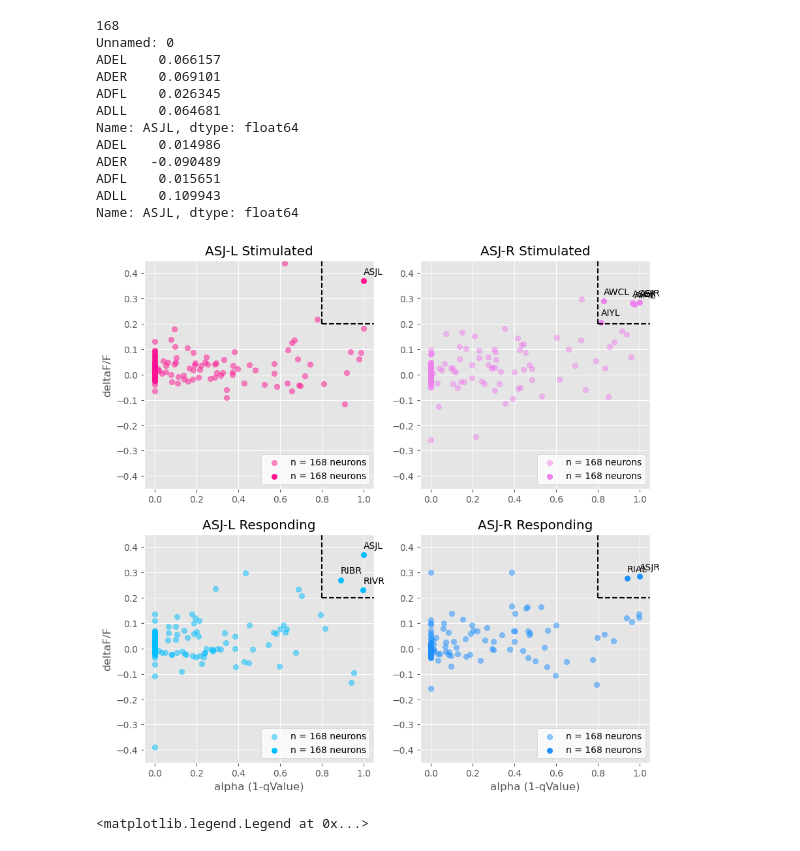
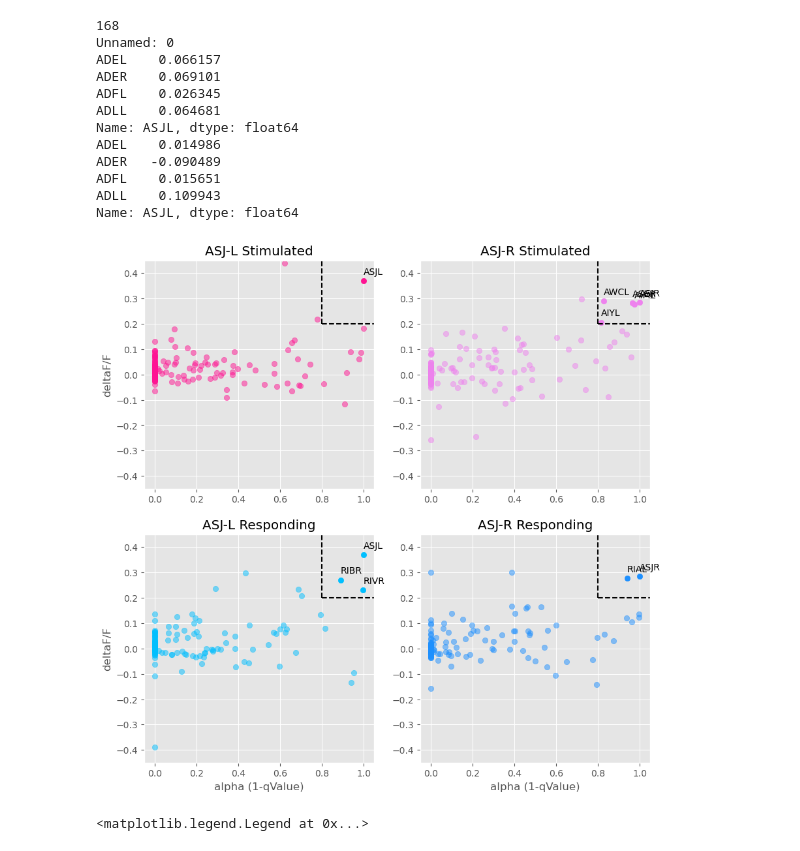
Before and after one commit to lanceman999/Gordus_scripts, a Jupyter notebook: ASJ_neuron/RandiEtAl_ASJ_stimulated.ipynb, the cells around one changed output. Cells and saved outputs as stored; diff of their text form; code cells hidden in the pictures.

```diff
--- a/ASJ_neuron/RandiEtAl_ASJ_stimulated.ipynb
+++ b/ASJ_neuron/RandiEtAl_ASJ_stimulated.ipynb
@@ -122,37 +122,36 @@ plt.style.use("ggplot")
 def label_points(x, y, ax):
     labeled = (x > 0.8) & (y > 0.2)
     for i, txt in enumerate(x[labeled].index):
         ax.annotate(txt, (x[labeled][i], y[labeled][i] + 0.025))
     return labeled
 
 fig, axs = plt.subplots(2, 2, figsize=(10, 10))
 ax1, ax2, ax3, ax4 = axs.flatten()
 
 for ax, alpha, deltaF, color, title in zip(
     [ax1, ax2, ax3, ax4],
     [rawdata_alpha_ASJL_stimulated, rawdata_alpha_ASJR_stimulated, rawdata_alpha_ASJL_responding, rawdata_alpha_ASJR_responding],
     [rawdata_deltaF_ASJL_stimulated, rawdata_deltaF_ASJR_stimulated, rawdata_deltaF_ASJL_responding, rawdata_deltaF_ASJR_responding],
     ['deeppink', 'violet', 'deepskyblue', 'dodgerblue'],
     ['ASJ-L Stimulated', 'ASJ-R Stimulated', 'ASJ-L Responding', 'ASJ-R Responding']
 ):
     labeled = label_points(alpha, deltaF, ax)
-    ax.scatter(alpha[~labeled], deltaF[~labeled], color=color, alpha=0.5, label='n = 168 neurons')
-    ax.scatter(alpha[labeled], deltaF[labeled], color=color, label='n = 168 neurons')
+    ax.scatter(alpha[~labeled], deltaF[~labeled], color=color, alpha=0.5)
+    ax.scatter(alpha[labeled], deltaF[labeled], color=color)
     ax.set_title(title)
     ax.set_ylim(-0.45, 0.45)
     ax.set_xlim(-0.05, 1.05)
     ax.vlines(0.8, 0.2, 0.45, color='black', linestyle='dashed')
     ax.hlines(0.2, 0.8, 1.05, color='black', linestyle='dashed')
-    ax.legend(loc='lower right', facecolor='white')
 
 ax3.set_xlabel('alpha (1-qValue)')
 ax4.set_xlabel('alpha (1-qValue)')
 ax1.set_ylabel('deltaF/F')
 ax3.set_ylabel('deltaF/F')
 
 fig.savefig("/Users/cmdb/Desktop/GORDUS_rotation/ASJ_neuron_stuff/plots/RanditEtal_ASJ_stimulated.png", dpi=900)
 # %% [output]
-[figure, old version]
+[figure, new version]
 # %%
 rawdata_deltaF_AIBL_stimulated = rawData_deltaF['AIBL']
 rawdata_alpha_AIBL_stimulated = rawData_alpha['AIBL']
```
